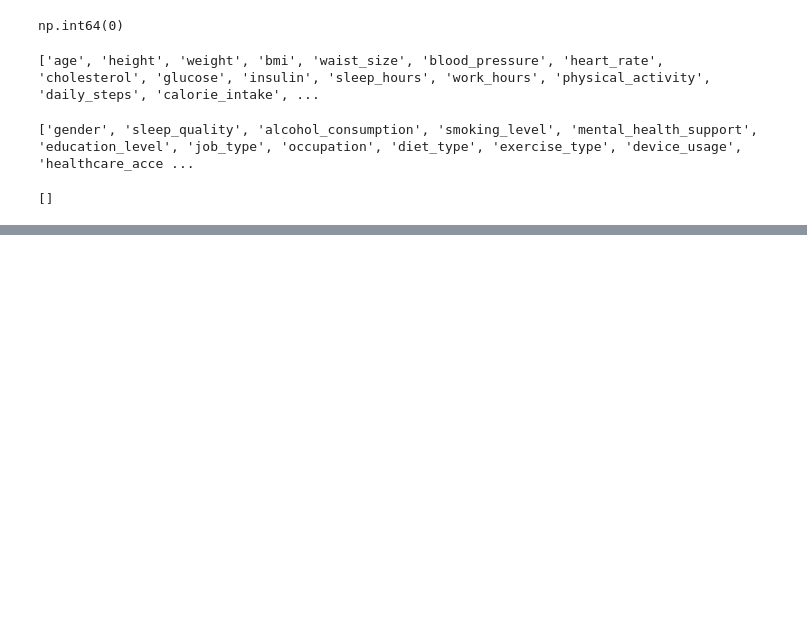
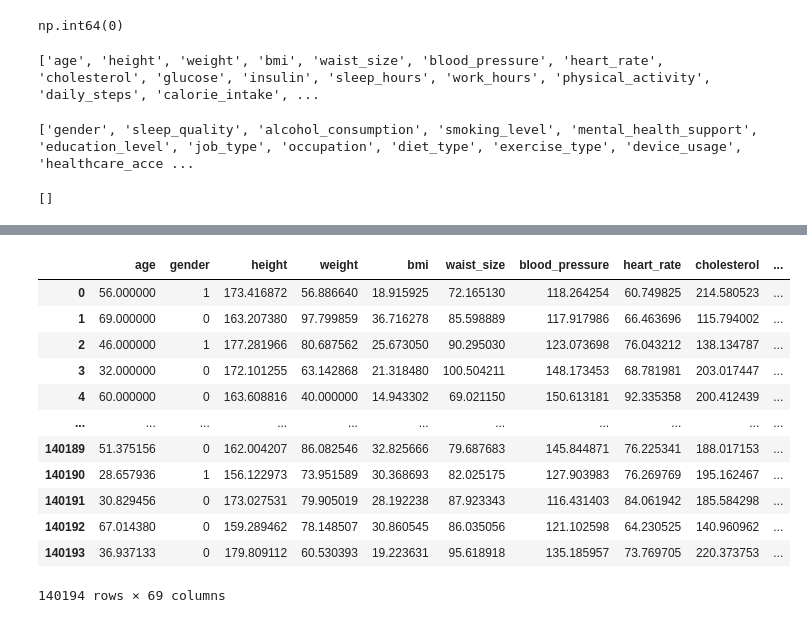
Before and after one commit to Tiyani-source/Disease_Risk_Prediction_from_Daily_Habits, a Jupyter notebook: training/Linal/training.ipynb, the cells around one changed output, grey strips where cells are left out. Saved outputs shown, nothing was run; the diff lists cells and outputs as text; code cells hidden in the pictures; blank space fills up the shorter version.

```diff
--- a/training/Linal/training.ipynb
+++ b/training/Linal/training.ipynb
@@ -152,0 +426,6 @@ print(datetime_cols)
+# %%
+from imblearn.over_sampling import SMOTE
+
+smote=SMOTE(sampling_strategy='minority')
+x,y=smote.fit_resample(x,y)
+y.value_counts()
@@ -152,0 +457,16 @@ print(datetime_cols)
+# %%
+x
+# %% [output]
+|  | age | gender | height | weight | bmi | waist_size | blood_pressure | heart_rate | cholesterol | ... |
+| 0 | 56.000000 | 1 | 173.416872 | 56.886640 | 18.915925 | 72.165130 | 118.264254 | 60.749825 | 214.580523 | ... |
+| 1 | 69.000000 | 0 | 163.207380 | 97.799859 | 36.716278 | 85.598889 | 117.917986 | 66.463696 | 115.794002 | ... |
+| 2 | 46.000000 | 1 | 177.281966 | 80.687562 | 25.673050 | 90.295030 | 123.073698 | 76.043212 | 138.134787 | ... |
+| 3 | 32.000000 | 0 | 172.101255 | 63.142868 | 21.318480 | 100.504211 | 148.173453 | 68.781981 | 203.017447 | ... |
+| 4 | 60.000000 | 0 | 163.608816 | 40.000000 | 14.943302 | 69.021150 | 150.613181 | 92.335358 | 200.412439 | ... |
+| ... | ... | ... | ... | ... | ... | ... | ... | ... | ... | ... |
+| 140189 | 51.375156 | 0 | 162.004207 | 86.082546 | 32.825666 | 79.687683 | 145.844871 | 76.225341 | 188.017153 | ... |
+| 140190 | 28.657936 | 1 | 156.122973 | 73.951589 | 30.368693 | 82.025175 | 127.903983 | 76.269769 | 195.162467 | ... |
+| 140191 | 30.829456 | 0 | 173.027531 | 79.905019 | 28.192238 | 87.923343 | 116.431403 | 84.061942 | 185.584298 | ... |
+| 140192 | 67.014380 | 0 | 159.289462 | 78.148507 | 30.860545 | 86.035056 | 121.102598 | 64.230525 | 140.960962 | ... |
+| 140193 | 36.937133 | 0 | 179.809112 | 60.530393 | 19.223631 | 95.618918 | 135.185957 | 73.769705 | 220.373753 | ... |
+140194 rows × 69 columns
```
Also changed, not shown: parts of 26 cells of this notebook.
